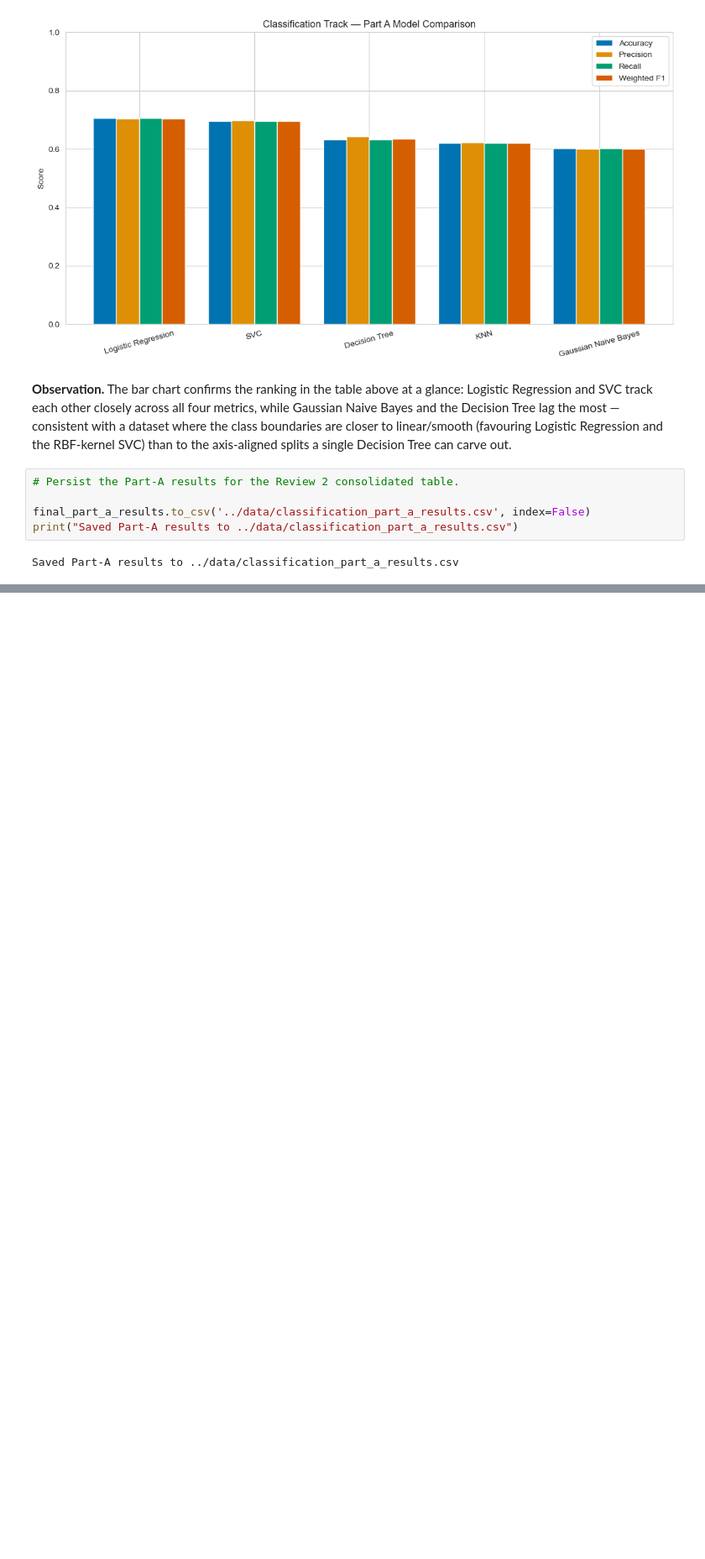
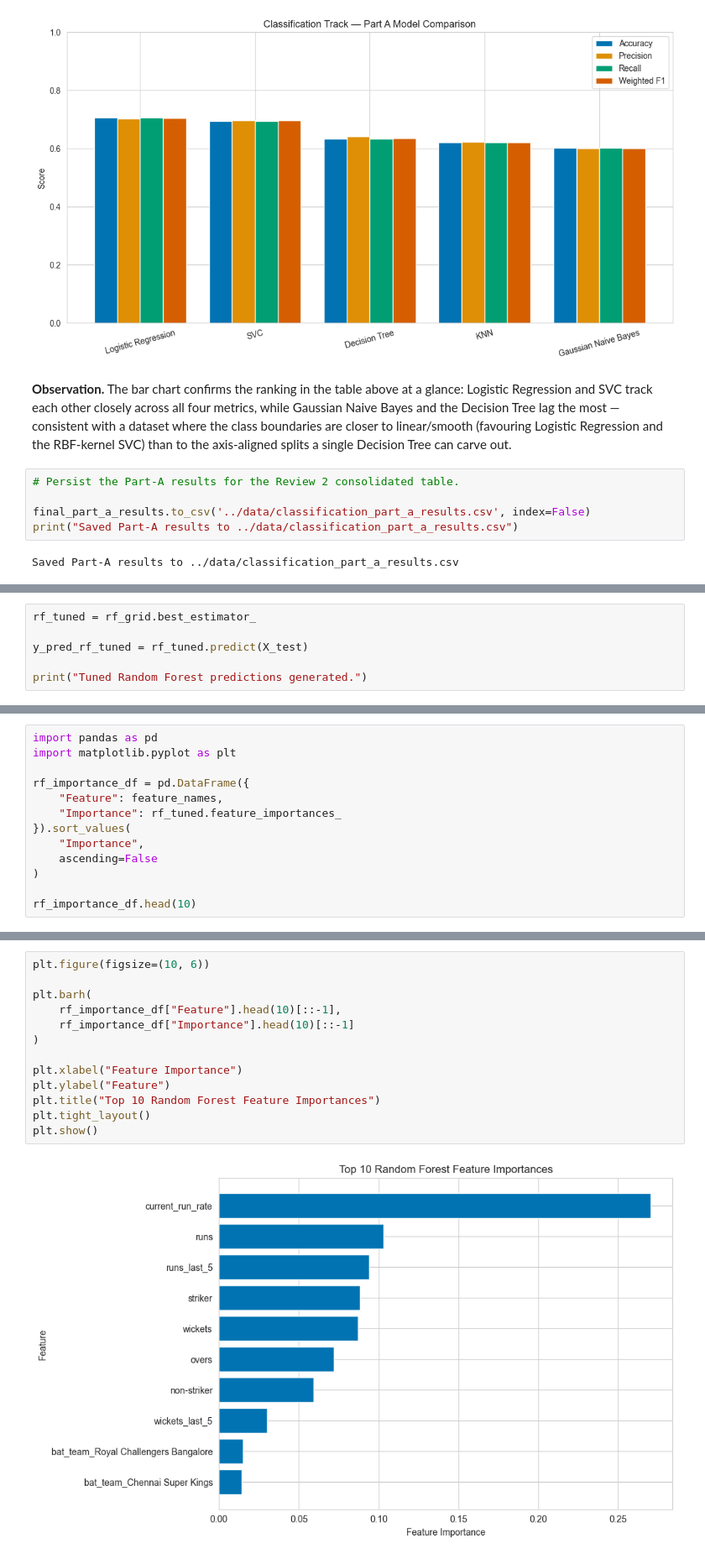
Before and after one commit to Vaishnavi090807/ML-Capstone-Project, a Jupyter notebook: notebooks/classification.ipynb, the cells around one changed output, grey strips where cells are left out. Shown at 84% size. Saved outputs shown, nothing was run; the diff lists cells and outputs as text; blank space fills up the shorter version.

```diff
--- a/notebooks/classification.ipynb
+++ b/notebooks/classification.ipynb
@@ -703,0 +1099,6 @@ Saved Part-A results to ../data/classification_part_a_results.csv
+# %%
+rf_tuned = rf_grid.best_estimator_
+
+y_pred_rf_tuned = rf_tuned.predict(X_test)
+
+print("Tuned Random Forest predictions generated.")
@@ -703,0 +2219,13 @@ Saved Part-A results to ../data/classification_part_a_results.csv
+# %%
+import pandas as pd
+import matplotlib.pyplot as plt
+
+rf_importance_df = pd.DataFrame({
+    "Feature": feature_names,
+    "Importance": rf_tuned.feature_importances_
+}).sort_values(
+    "Importance",
+    ascending=False
+)
+
+rf_importance_df.head(10)
@@ -703,0 +2244,15 @@ Saved Part-A results to ../data/classification_part_a_results.csv
+# %%
+plt.figure(figsize=(10, 6))
+
+plt.barh(
+    rf_importance_df["Feature"].head(10)[::-1],
+    rf_importance_df["Importance"].head(10)[::-1]
+)
+
+plt.xlabel("Feature Importance")
+plt.ylabel("Feature")
+plt.title("Top 10 Random Forest Feature Importances")
+plt.tight_layout()
+plt.show()
+# %% [output]
+[figure, added]
```
Also changed, not shown: parts of 101 cells of this notebook, 4 other files.
